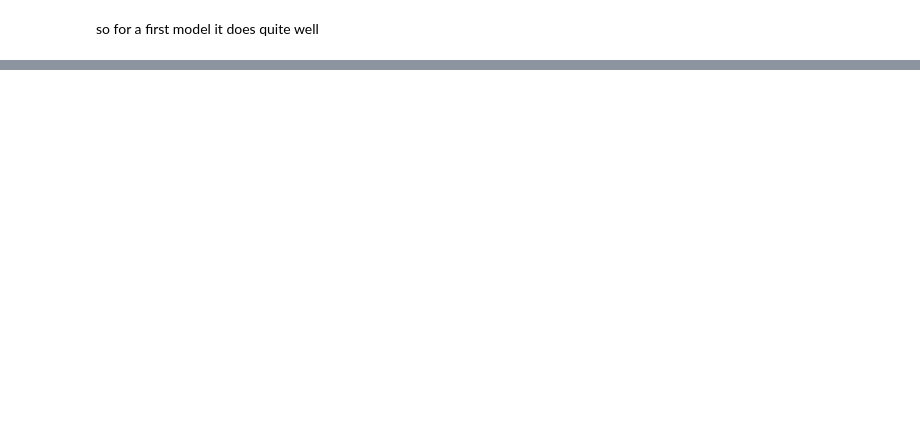
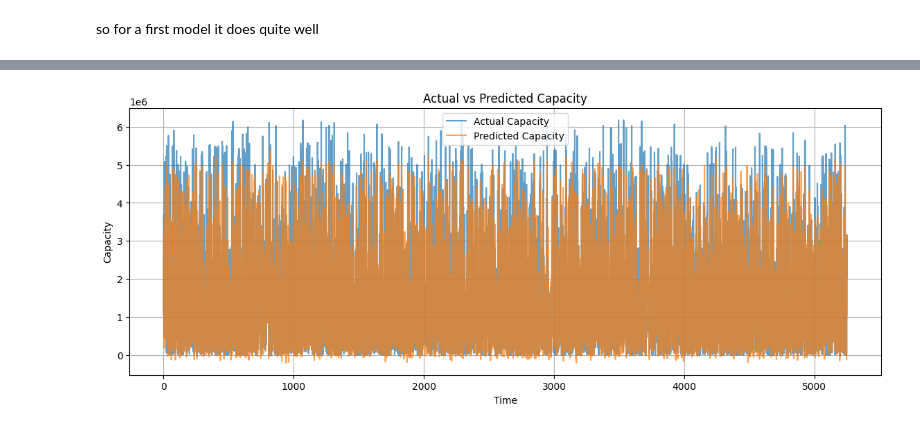
Before and after one commit to estherw66/EnergieOpwek, a Jupyter notebook: models/WindEnergyPredictionOrganized.ipynb, the cells around one changed output, grey strips where cells are left out. Drawn from its saved outputs; the diff is of its cells as text; code cells hidden in the pictures; blank space fills up the shorter version.

```diff
--- a/models/WindEnergyPredictionOrganized.ipynb
+++ b/models/WindEnergyPredictionOrganized.ipynb
@@ -177,5 +177,9 @@ Test R2 Score: 0.8530480381369336
 # %% [markdown]
 so for a first model it does quite well
+# %%
+# Inverse transform predictions and actual values
+predicted_capacity = target_scaler.inverse_transform(predictions)
+actual_capacity = target_scaler.inverse_transform(y_test.reshape(-1, 1)).flatten()
 # %%
 # Plot training history
 plt.figure(figsize=(14, 5))
@@ -191,0 +196,13 @@ plt.show()
+# %%
+# Plot Predictions vs Actual Values
+plt.figure(figsize=(14, 5))
+plt.plot(actual_capacity, label='Actual Capacity', alpha=0.7)
+plt.plot(predicted_capacity, label='Predicted Capacity', alpha=0.7)
+plt.title('Actual vs Predicted Capacity')
+plt.xlabel('Time')
+plt.ylabel('Capacity')
+plt.legend()
+plt.grid(True)
+plt.show()
+# %% [output]
+[figure, added]
```
Also changed, not shown: parts of 4 cells of this notebook.
